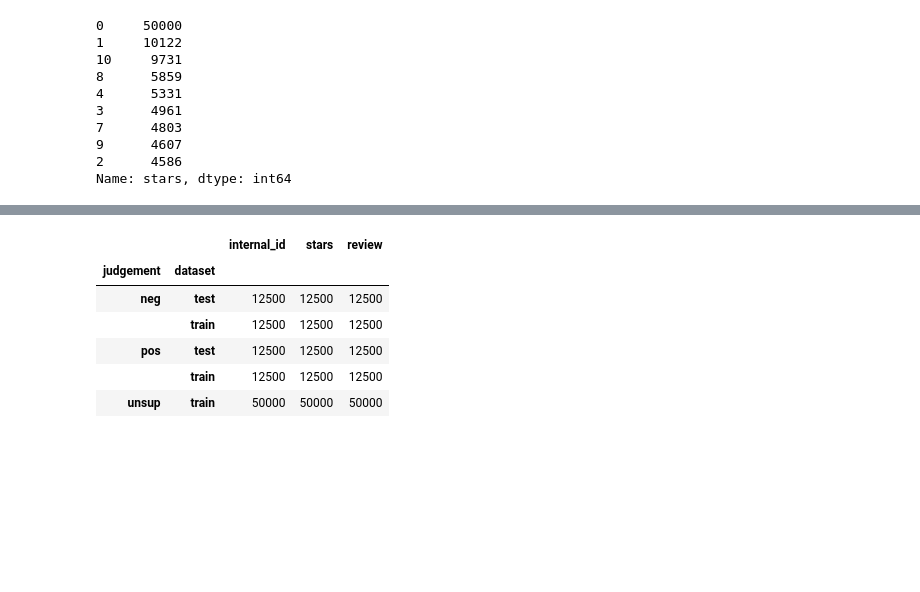
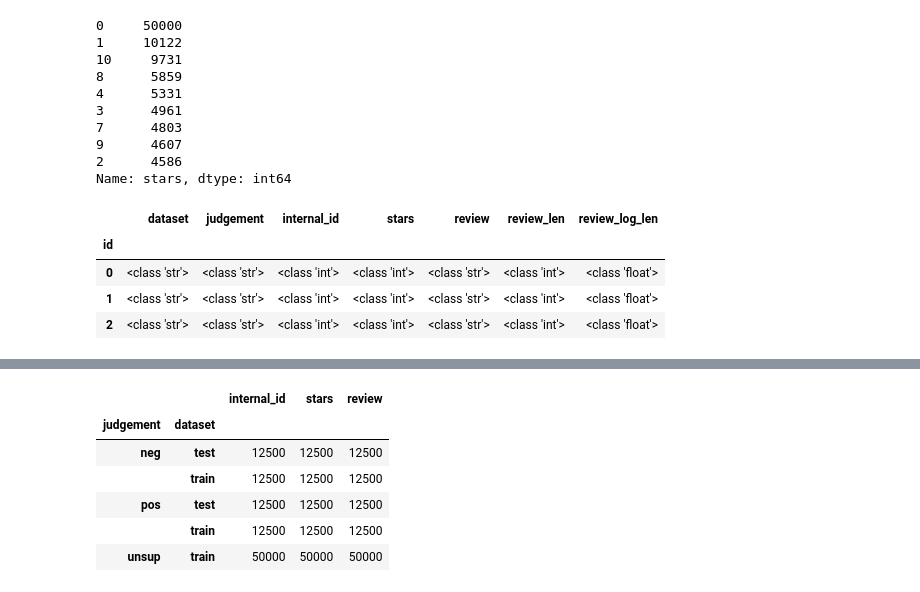
Before and after one commit to DSLituiev/course_pandas_sklearn, a Jupyter notebook: src/imdb_sandbox.ipynb, the cells around one changed output, grey strips where cells are left out. Cells and saved outputs as stored; diff of their text form; code cells hidden in the pictures; blank space fills up the shorter version.

```diff
--- a/src/imdb_sandbox.ipynb
+++ b/src/imdb_sandbox.ipynb
@@ -24,7 +27,6 @@ http://ai.stanford.edu/~amaas/data/sentiment/
 # %%
-dirname = '../data/aclImdb'
-filename = '../data/aclImdb_v1.tar.gz'
-locale.setlocale(locale.LC_ALL, 'C')
+"Load and pre-format reviews"
+# locale.setlocale(locale.LC_ALL, 'C')
 
 
 # Convert text to lower-case and strip punctuation/symbols from words
@@ -41,7 +43,9 @@ def normalize_text(text):
     return norm_text
 
 
-def collect_reviews(dirname):
+def collect_reviews(datadirname = "../data/"):
+    filename = os.path.join(datadirname, 'aclImdb_v1.tar.gz')
+    dirname = filename.replace("_v1.tar.gz", "")
     if not os.path.isdir(dirname):
         if not os.path.isfile(filename):
             print("file 'alldata-id.txt' not found; downloading")
@@ -50,9 +54,9 @@ def collect_reviews(dirname):
             r = requests.get(url)
             with open(filename, 'wb') as f:
                 f.write(r.content)
-
+        print("directory '%s' not found; extracting" % dirname)
         tar = tarfile.open(filename, mode='r')
-        tar.extractall()
+        tar.extractall(path=datadirname)
         tar.close()
 
     # Concat and normalize test/train data
@@ -61,8 +65,7 @@ def collect_reviews(dirname):
     alldata = []
 
     for fol in folders:
-
-        print(fol)
+        print(fol, file = sys.stderr)
         temp = u''
         output = fol.replace('/', '-') + '.txt'
 
@@ -78,7 +81,11 @@ def collect_reviews(dirname):
                     t_clean = t_clean.replace(c, ' ')
 
             id_, stars_ = os.path.basename(txtfi).replace(".txt", "").split("_")
+#             print(id_)
+
             dset, judgement = fol.split("/")
             alldata.append(
                 (dset, judgement, id_, stars_, normalize_text(t_clean) )
                 )
+
+    return alldata
@@ -122,3 +263,11 @@ alldatadf["stars"].value_counts()
 9      4607
 2      4586
 Name: stars, dtype: int64
+# %%
+alldatadf[:3].applymap(type)
+# %% [output]
+|  | dataset | judgement | internal_id | stars | review | review_len | review_log_len |
+| id |  |  |  |  |  |  |  |
+| 0 | <class 'str'> | <class 'str'> | <class 'int'> | <class 'int'> | <class 'str'> | <class 'int'> | <class 'float'> |
+| 1 | <class 'str'> | <class 'str'> | <class 'int'> | <class 'int'> | <class 'str'> | <class 'int'> | <class 'float'> |
+| 2 | <class 'str'> | <class 'str'> | <class 'int'> | <class 'int'> | <class 'str'> | <class 'int'> | <class 'float'> |
```
Also changed, not shown: parts of 61 cells of this notebook.
